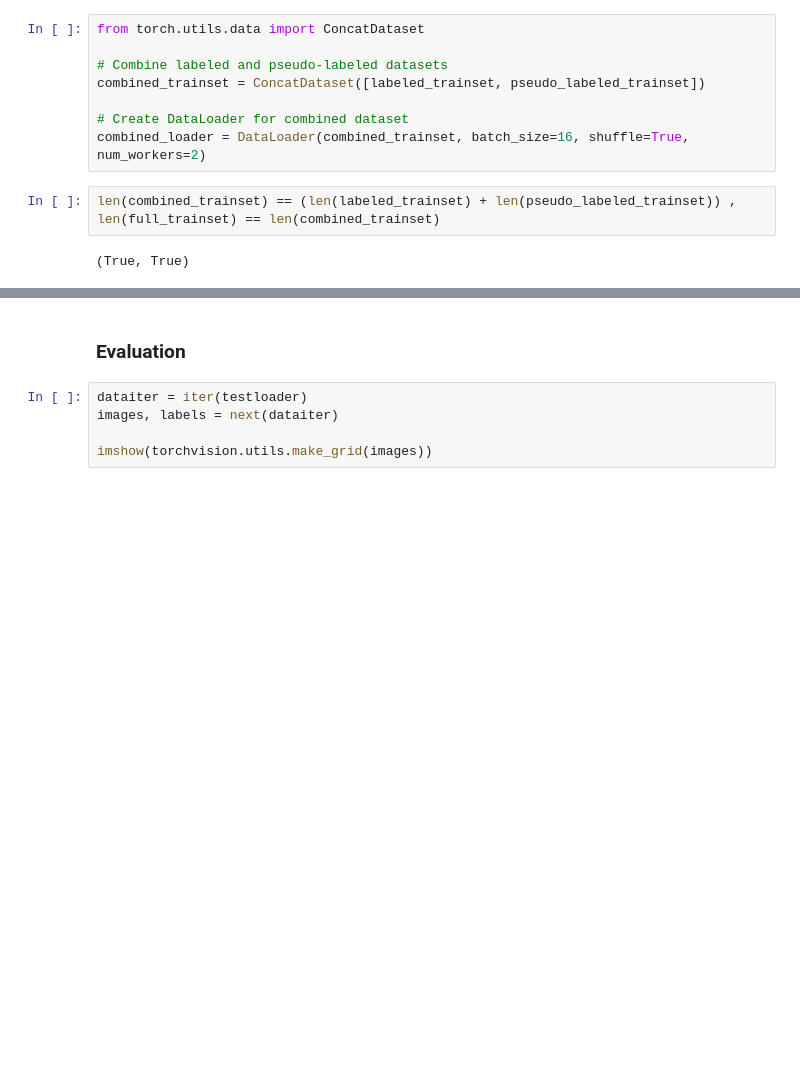
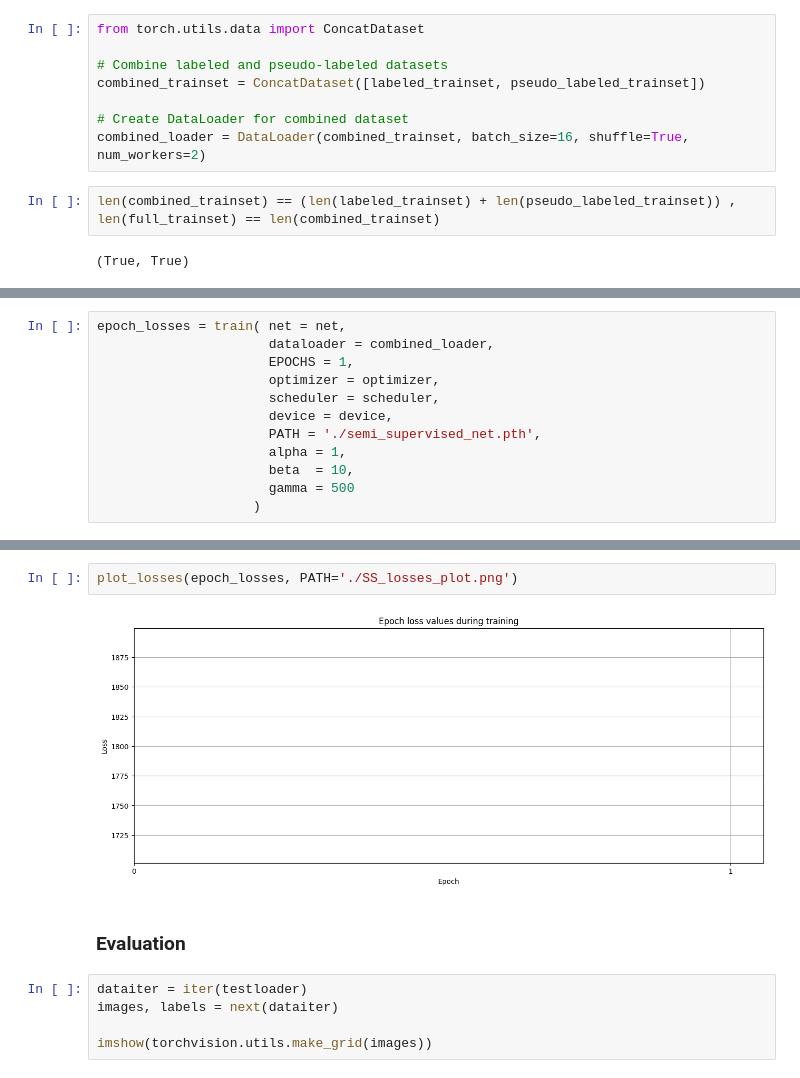
Before and after one commit to Alireza-Ghafouri/Semi-Supervied-learning-using-VAE-PyTorch, a Jupyter notebook: SSL_main.ipynb, the cells around one changed output, grey strips where cells are left out. Saved outputs shown, nothing was run; the diff lists cells and outputs as text; blank space fills up the shorter version.

```diff
--- a/SSL_main.ipynb
+++ b/SSL_main.ipynb
@@ -741,0 +712,12 @@ torch.save(net.state_dict(), PATH)
+# %%
+epoch_losses = train( net = net,
+                      dataloader = combined_loader,
+                      EPOCHS = 1,
+                      optimizer = optimizer,
+                      scheduler = scheduler,
+                      device = device,
+                      PATH = './semi_supervised_net.pth',
+                      alpha = 1,
+                      beta  = 10,
+                      gamma = 500
+                    )
@@ -742,3 +734,7 @@ torch.save(net.state_dict(), PATH)
+# %%
+plot_losses(epoch_losses, PATH='./SS_losses_plot.png')
+# %% [output]
+[figure, added]
 # %% [markdown]
 ### Evaluation
 # %%
```
Also changed, not shown: parts of 14 cells of this notebook.
